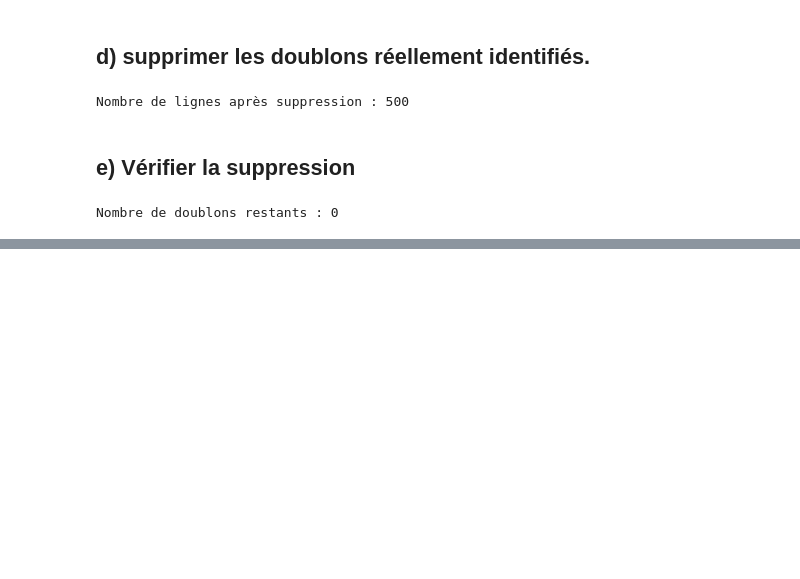
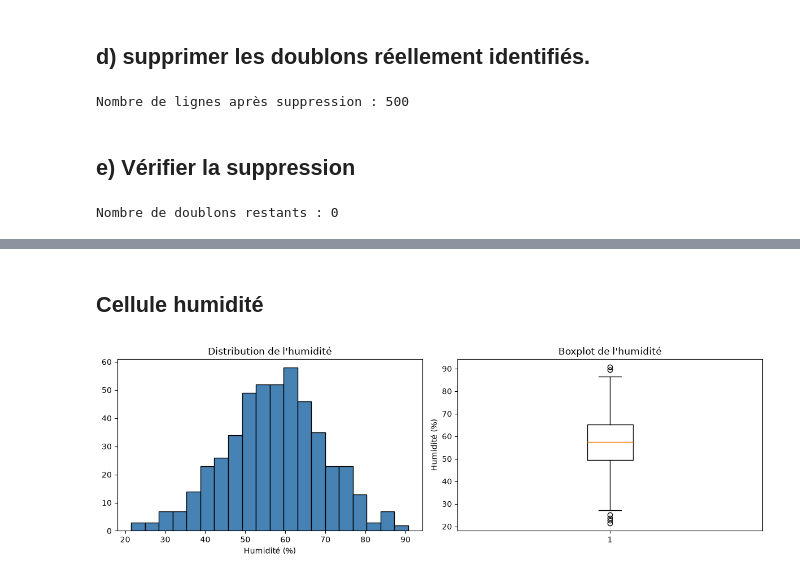
Before and after one commit to Fattimm/atelier_prepa_donnees_tab-, a Jupyter notebook: notebooks/atelier_prepa_donnees_tab.ipynb, the cells around one changed output, grey strips where cells are left out. Cells and saved outputs as stored; diff of their text form; code cells hidden in the pictures; blank space fills up the shorter version.

```diff
--- a/notebooks/atelier_prepa_donnees_tab.ipynb
+++ b/notebooks/atelier_prepa_donnees_tab.ipynb
@@ -401,0 +434,17 @@ Nombre de doublons restants : 0
+# %% [markdown]
+## Cellule humidité
+# %%
+fig, axes = plt.subplots(1, 2, figsize=(12, 4))
+
+axes[0].hist(df['humidite'].dropna(), bins=20, color='steelblue', edgecolor='black')
+axes[0].set_title('Distribution de l\'humidité')
+axes[0].set_xlabel('Humidité (%)')
+
+axes[1].boxplot(df['humidite'].dropna())
+axes[1].set_title('Boxplot de l\'humidité')
+axes[1].set_ylabel('Humidité (%)')
+
+plt.tight_layout()
+plt.show()
+# %% [output]
+[figure, added]
```
Also changed, not shown: parts of 11 cells of this notebook.
